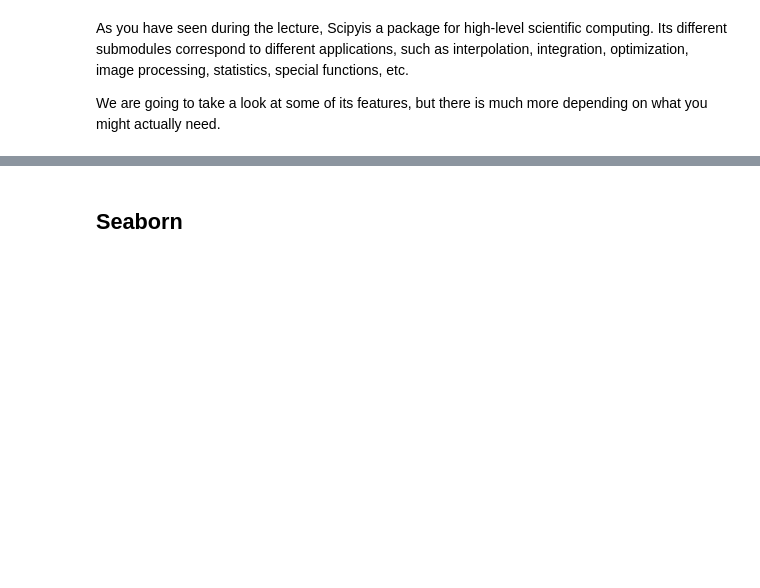
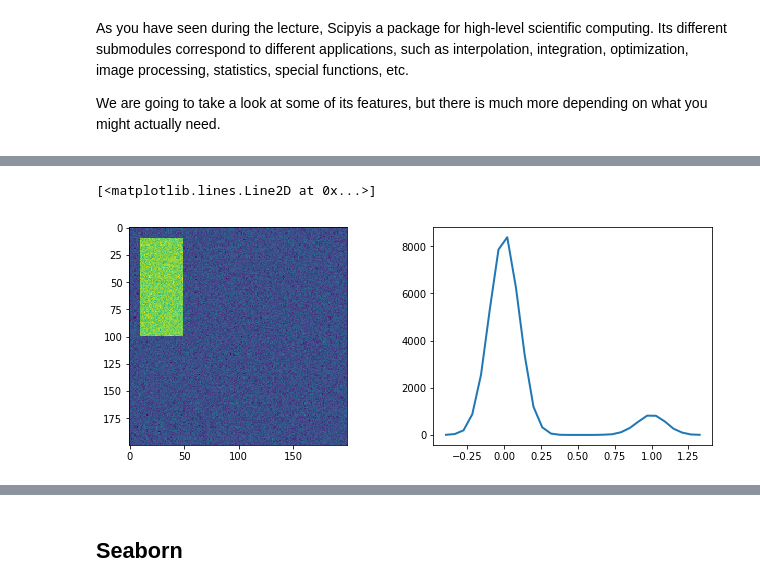
Before and after one commit to violafanfani/bootcamp2018, a Jupyter notebook: intro_to_python/intro_to_scientific_programming.ipynb, the cells around one changed output, grey strips where cells are left out. Drawn from its saved outputs; the diff is of its cells as text; code cells hidden in the pictures; blank space fills up the shorter version.

```diff
--- a/intro_to_python/intro_to_scientific_programming.ipynb
+++ b/intro_to_python/intro_to_scientific_programming.ipynb
@@ -317,0 +354,18 @@ We are going to take a look at some of its features, but there is much more depe
+# %%
+# Example of difference between the background and the foreground of an image
+im = np.zeros((200,200))
+im[10:100,10:50]=1
+im=im+0.1*np.random.randn(200,200)
+
+plt.figure(figsize=(11,4))
+plt.subplot(121)
+plt.imshow(im)
+
+hist, bin_edges = np.histogram(im, bins=30)
+bin_centers = 0.5*(bin_edges[:-1] + bin_edges[1:])
+
+plt.subplot(122)
+plt.plot(bin_centers, hist, lw=2)
+# %% [output]
+[<matplotlib.lines.Line2D at 0x...>]
+[figure, added]
```
Also changed, not shown: parts of 30 cells of this notebook.
